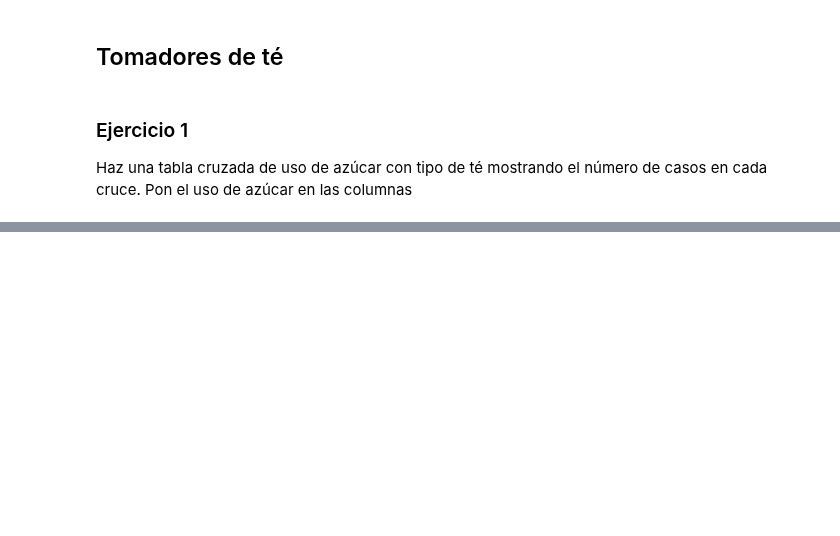
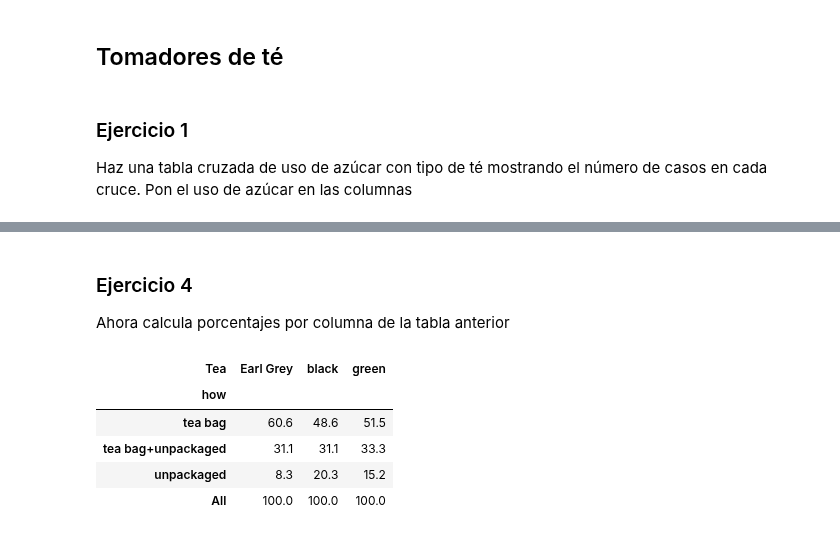
Before and after one commit to CAMM961001/itam-mcd, a Jupyter notebook: fundamentos-estadisticos/libros/analisis_exploratorio.ipynb, the cells around one changed output, grey strips where cells are left out. Saved outputs shown, nothing was run; the diff lists cells and outputs as text; code cells hidden in the pictures; blank space fills up the shorter version.

```diff
--- a/fundamentos-estadisticos/libros/analisis_exploratorio.ipynb
+++ b/fundamentos-estadisticos/libros/analisis_exploratorio.ipynb
@@ -697,0 +752,15 @@ Haz una tabla cruzada de uso de azúcar con tipo de té mostrando el número de
+# %% [markdown]
+### Ejercicio 4
+Ahora calcula porcentajes por columna de la tabla anterior
+# %%
+for column in tea_cruzada.columns:
+    tea_cruzada[column] = tea_cruzada[column] / tea_cruzada[column]['All']
+
+(tea_cruzada * 100).style.format("{:.1f}")
+# %% [output]
+| Tea | Earl Grey | black | green |
+| how |  |  |  |
+| tea bag | 60.6 | 48.6 | 51.5 |
+| tea bag+unpackaged | 31.1 | 31.1 | 33.3 |
+| unpackaged | 8.3 | 20.3 | 15.2 |
+| All | 100.0 | 100.0 | 100.0 |
```
Also changed, not shown: parts of 6 cells of this notebook.
